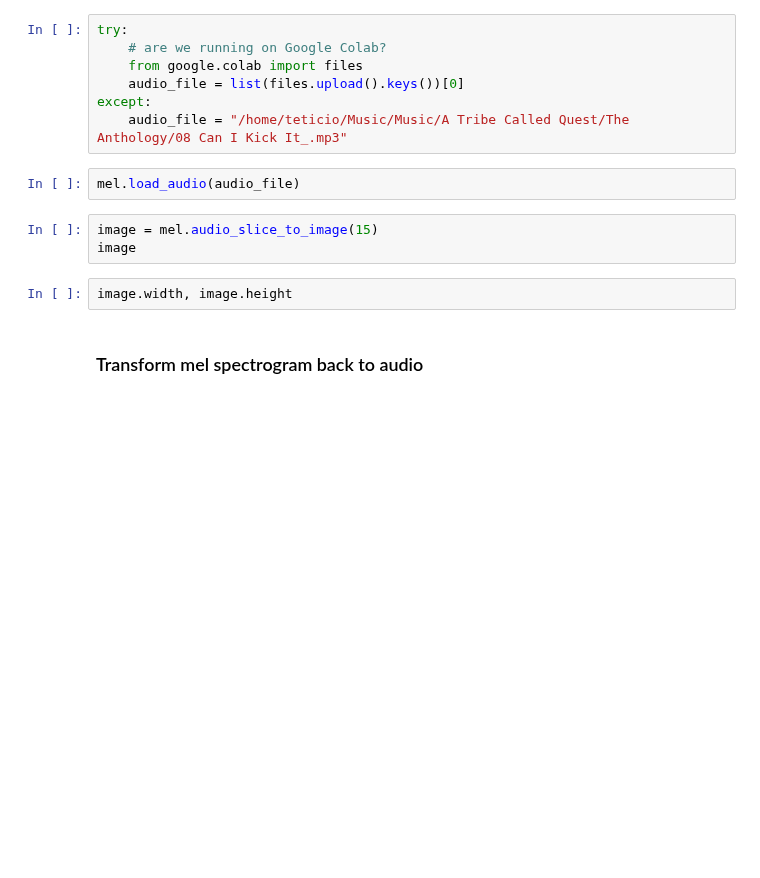
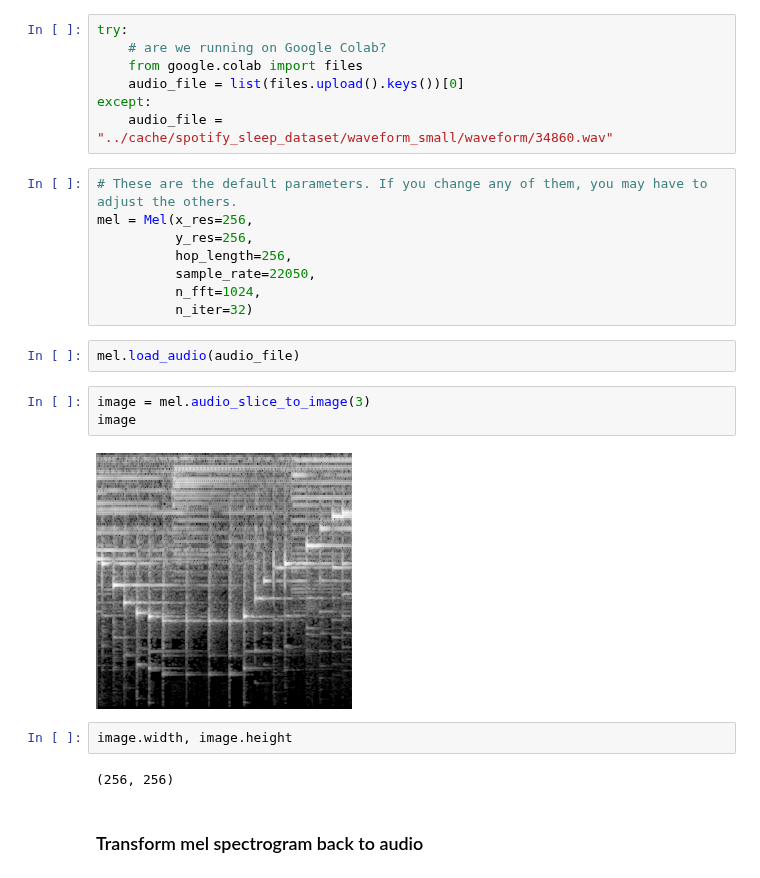
Before and after one commit to BrainTwin/audio-diffusion, a Jupyter notebook: notebooks/test_mel.ipynb, the cells around one changed output. Drawn from its saved outputs; the diff is of its cells as text; blank space fills up the shorter version.

```diff
--- a/notebooks/test_mel.ipynb
+++ b/notebooks/test_mel.ipynb
@@ -29,14 +17,26 @@ try:
     from google.colab import files
     audio_file = list(files.upload().keys())[0]
 except:
-    audio_file = "/home/teticio/Music/Music/A Tribe Called Quest/The Anthology/08 Can I Kick It_.mp3"
+    audio_file = "../cache/spotify_sleep_dataset/waveform_small/waveform/34860.wav"
+# %%
+# These are the default parameters. If you change any of them, you may have to adjust the others.
+mel = Mel(x_res=256,
+          y_res=256,
+          hop_length=256,
+          sample_rate=22050,
+          n_fft=1024,
+          n_iter=32)
 # %%
 mel.load_audio(audio_file)
 # %%
-image = mel.audio_slice_to_image(15)
+image = mel.audio_slice_to_image(3)
 image
+# %% [output]
+[figure, added]
 # %%
 image.width, image.height
+# %% [output]
+(256, 256)
 # %% [markdown]
 ### Transform mel spectrogram back to audio
 # %%
```
Also changed, not shown: parts of 6 cells of this notebook, 2 other files.
